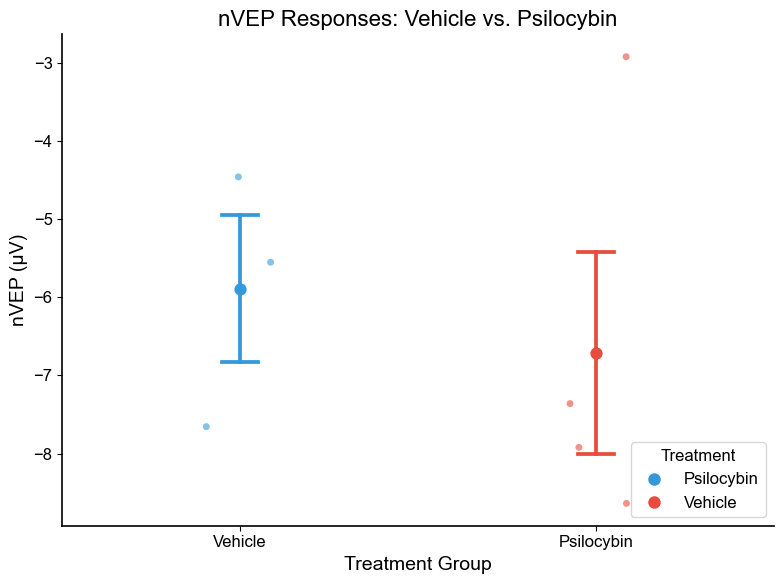
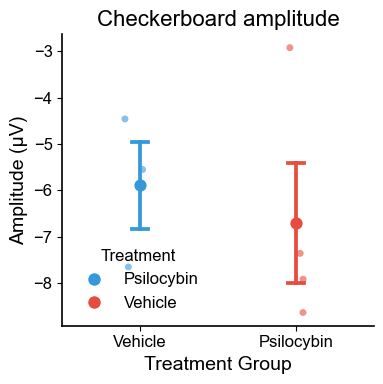
Unified diff of the notebook cell whose output changed from the first chart to the second:
--- before
+++ after
@@ -1,3 +1,3 @@
-fig, ax = plt.subplots(figsize=(8, 6))
+fig, ax = plt.subplots(figsize=(4, 4))
 
 # 2. Background Scatter Plot (Raw Data)
@@ -38,9 +38,10 @@
 
 # Attach the legend to the axis
-ax.legend(handles=legend_handles, title='Treatment', loc='lower right', frameon=True)
+ax.legend(handles=legend_handles, title='Treatment', loc='lower left', frameon= False)
 
+ax.set(ylabel = "Amplitude (μV)")
 
 # Polish the labels and title
-plt.title('nVEP Responses: Vehicle vs. Psilocybin')
+plt.title('Checkerboard amplitude')
 plt.tight_layout()
 plt.savefig(

Commit: plot fixing + requirements addition